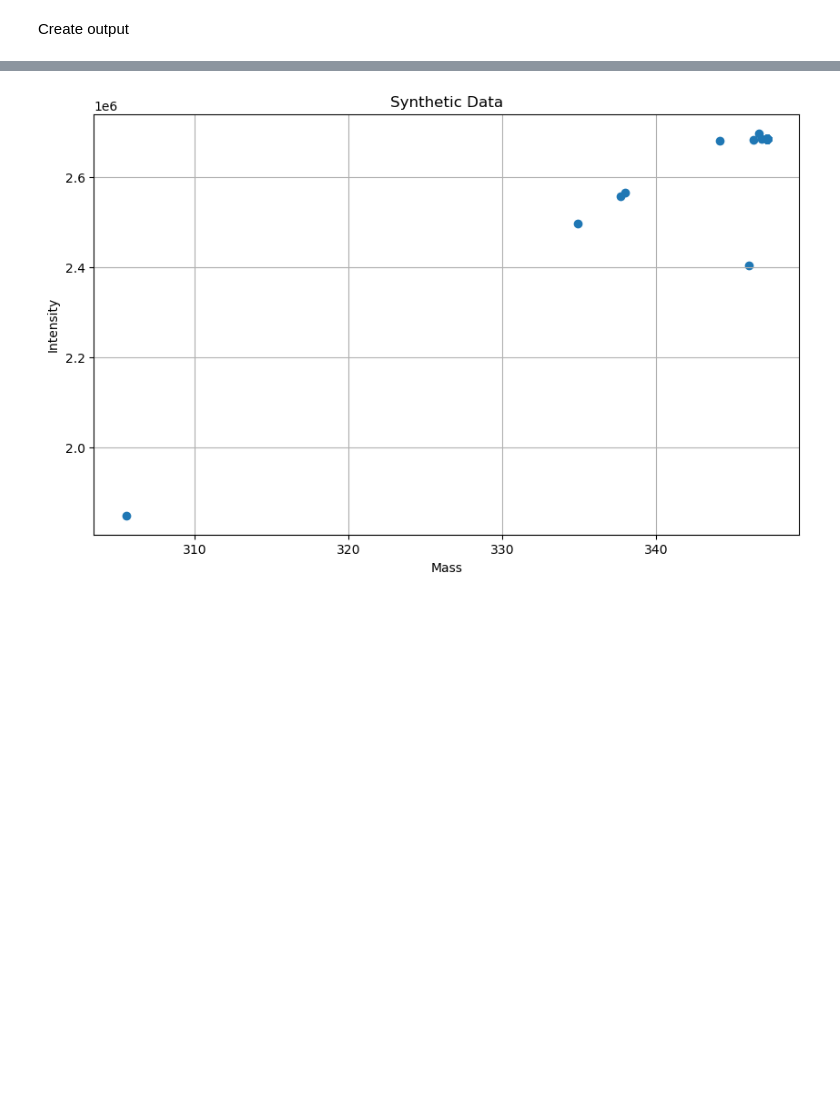
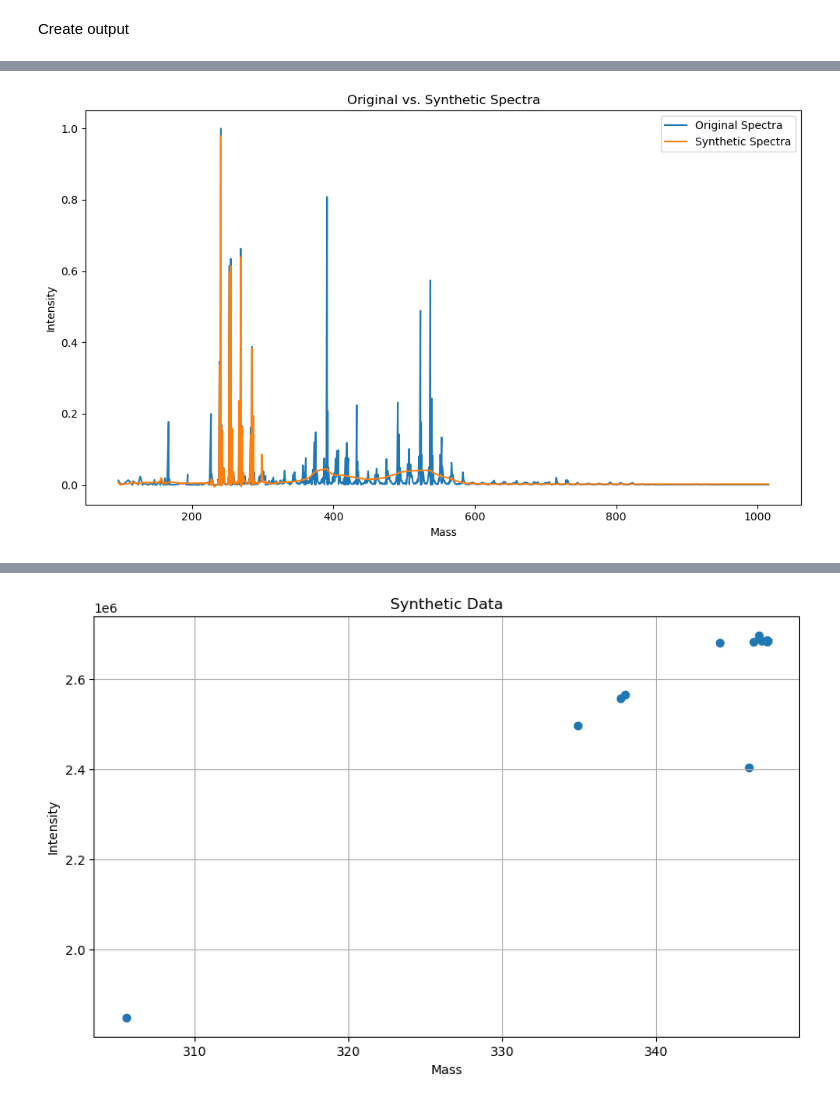
Before and after one commit to MarshallWylder/Kew, a Jupyter notebook: VAE.ipynb, the cells around one changed output, grey strips where cells are left out. Saved outputs shown, nothing was run; the diff lists cells and outputs as text; code cells hidden in the pictures; blank space fills up the shorter version.

```diff
--- a/VAE.ipynb
+++ b/VAE.ipynb
@@ -274,0 +295,41 @@ plt.show()
+# %%
+import torch
+import matplotlib.pyplot as plt
+
+# Set the model to evaluation mode
+vae.eval()
+
+# Select a spectra from your dataset
+index = 0  # Choose the index of the spectra you want to plot
+original_features = features[index]
+original_targets = targets[index]
+
+latent_dim = 35
+
+# Generate a synthetic spectra using your model
+with torch.no_grad():
+    latent_sample = torch.randn(1, latent_dim)  # Generate a random latent sample
+    synthetic_targets, _, _ = vae(original_features.unsqueeze(0), original_targets.unsqueeze(0))
+
+# Remove padding from the original and synthetic spectra
+original_features = original_features[features_mask[index]]
+original_targets = original_targets[targets_mask[index]]
+synthetic_targets = synthetic_targets.squeeze()[:len(original_targets)]
+
+# Plot the original and synthetic spectra
+plt.figure(figsize=(10, 6))
+
+# Plot the original spectra
+plt.plot(original_features.cpu().numpy(), original_targets.cpu().numpy(), label='Original Spectra')
+
+# Plot the synthetic spectra
+plt.plot(original_features.cpu().numpy(), synthetic_targets.cpu().numpy(), label='Synthetic Spectra')
+
+plt.xlabel('Mass')
+plt.ylabel('Intensity')
+plt.title('Original vs. Synthetic Spectra')
+plt.legend()
+plt.tight_layout()
+plt.show()
+# %% [output]
+[figure, added]
```
Also changed, not shown: parts of 5 cells of this notebook.
